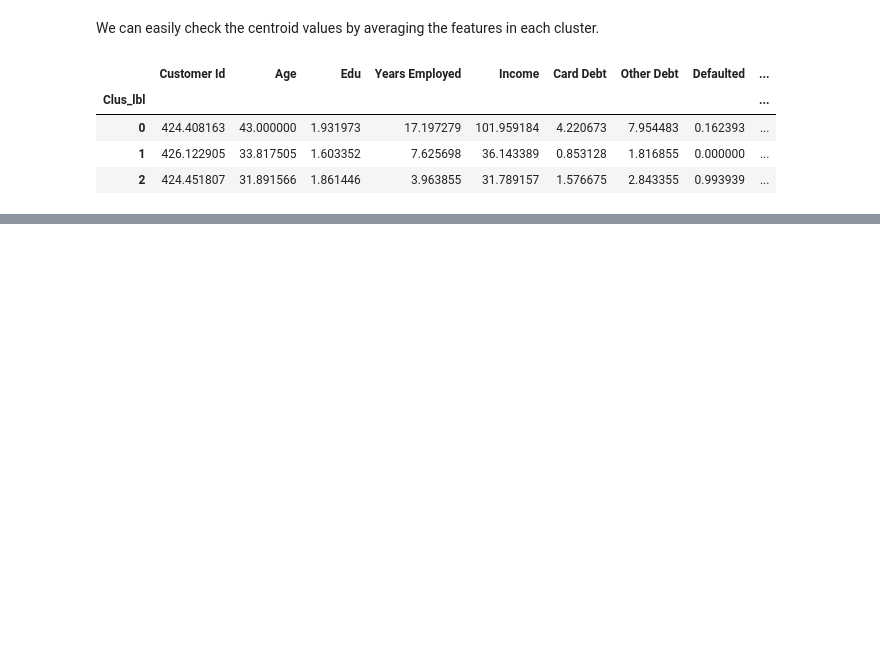
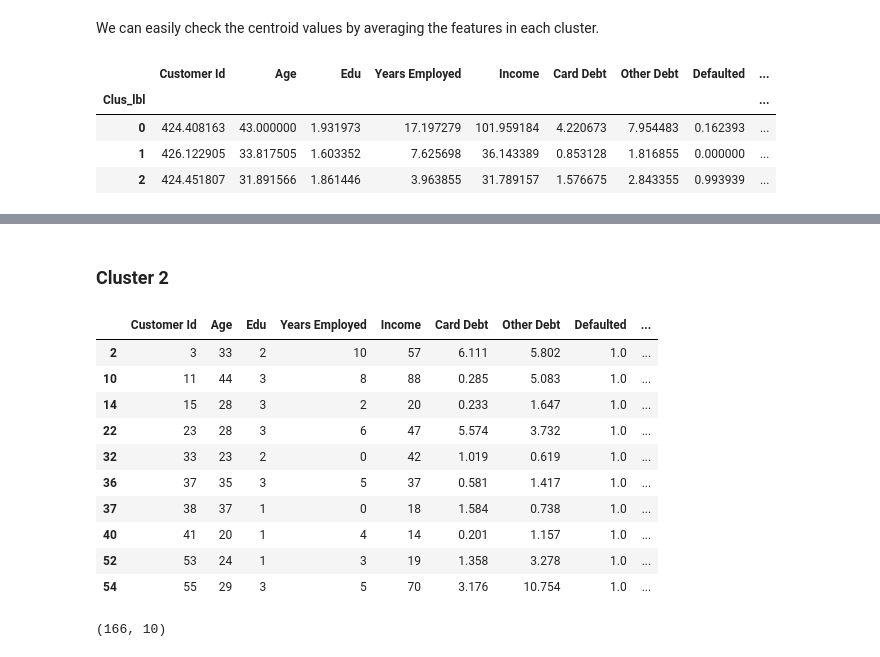
Before and after one commit to aitezazakhtar/CustomerSegmentation-using-KMeans, a Jupyter notebook: CustomerSegmentation-using-KMeans.ipynb, the cells around one changed output, grey strips where cells are left out. Drawn from its saved outputs; the diff is of its cells as text; code cells hidden in the pictures; blank space fills up the shorter version.

```diff
--- a/CustomerSegmentation-using-KMeans.ipynb
+++ b/CustomerSegmentation-using-KMeans.ipynb
@@ -95,0 +164,21 @@ df.groupby('Clus_lbl').mean()
+# %% [markdown]
+### Cluster 2
+# %%
+c3 = df[df['Clus_lbl'] ==2]
+c3[0:10]
+# %% [output]
+|  | Customer Id | Age | Edu | Years Employed | Income | Card Debt | Other Debt | Defaulted | ... |
+| 2 | 3 | 33 | 2 | 10 | 57 | 6.111 | 5.802 | 1.0 | ... |
+| 10 | 11 | 44 | 3 | 8 | 88 | 0.285 | 5.083 | 1.0 | ... |
+| 14 | 15 | 28 | 3 | 2 | 20 | 0.233 | 1.647 | 1.0 | ... |
+| 22 | 23 | 28 | 3 | 6 | 47 | 5.574 | 3.732 | 1.0 | ... |
+| 32 | 33 | 23 | 2 | 0 | 42 | 1.019 | 0.619 | 1.0 | ... |
+| 36 | 37 | 35 | 3 | 5 | 37 | 0.581 | 1.417 | 1.0 | ... |
+| 37 | 38 | 37 | 1 | 0 | 18 | 1.584 | 0.738 | 1.0 | ... |
+| 40 | 41 | 20 | 1 | 4 | 14 | 0.201 | 1.157 | 1.0 | ... |
+| 52 | 53 | 24 | 1 | 3 | 19 | 1.358 | 3.278 | 1.0 | ... |
+| 54 | 55 | 29 | 3 | 5 | 70 | 3.176 | 10.754 | 1.0 | ... |
+# %%
+c3.shape
+# %% [output]
+(166, 10)
```
Also changed, not shown: parts of 11 cells of this notebook.
